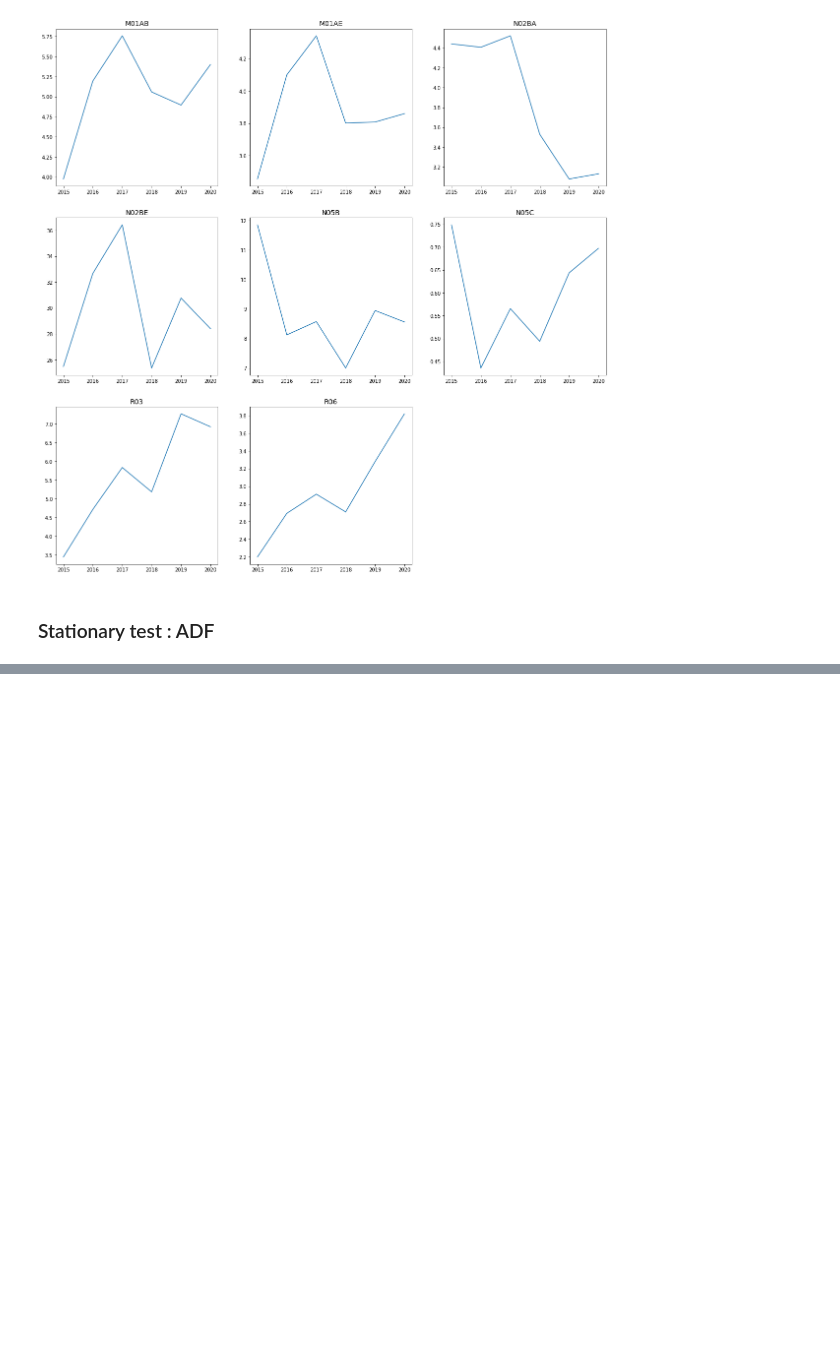
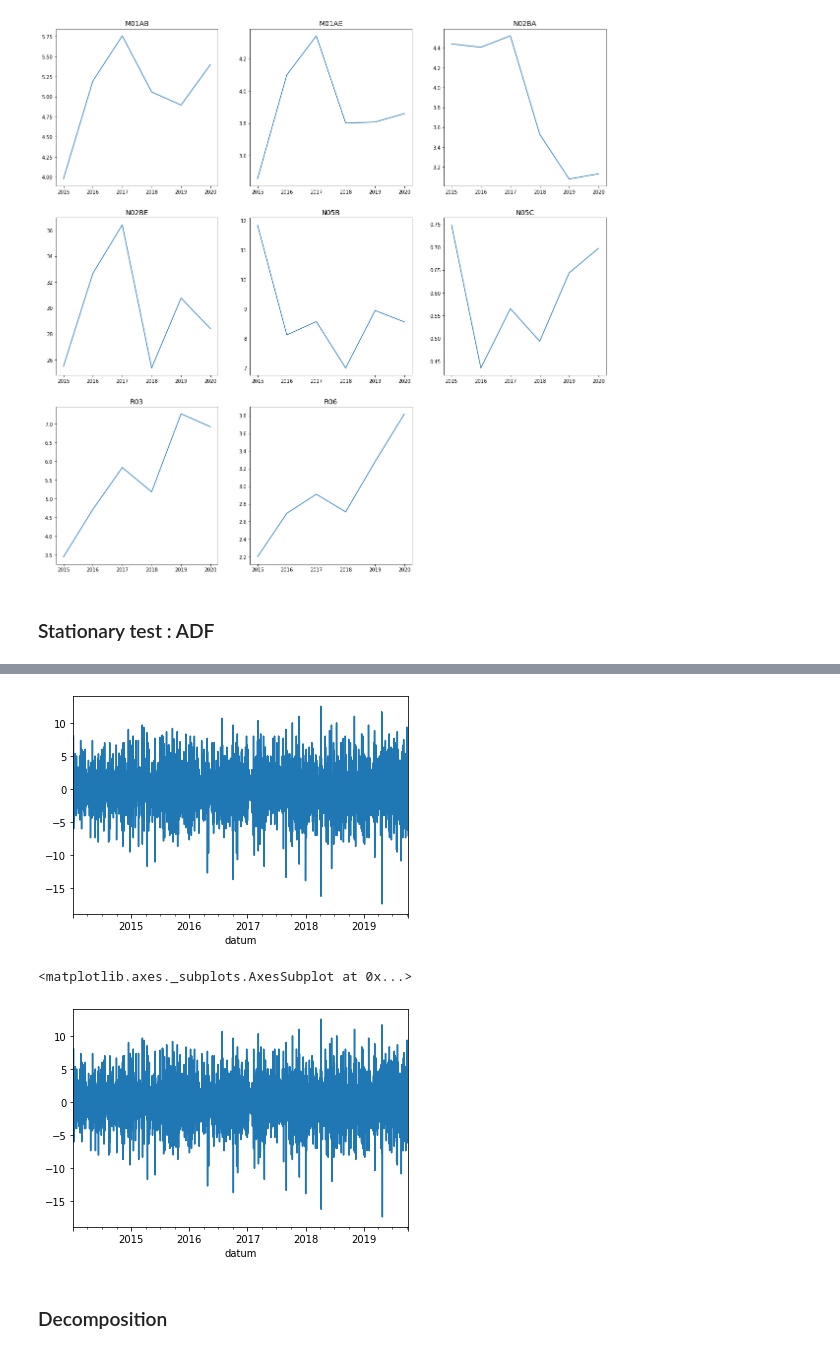
Before and after one commit to GantaChaitra/PharmaSalesAnalysis, a Jupyter notebook: TSA_DailySales.ipynb, the cells around one changed output, grey strips where cells are left out. Cells and saved outputs as stored; diff of their text form; code cells hidden in the pictures; blank space fills up the shorter version.

Commit message:
Daily sales with differencing, seasonal decomposition and rolling averages

```diff
--- a/TSA_DailySales.ipynb
+++ b/TSA_DailySales.ipynb
@@ -182,0 +297,3 @@ plot_graph(df_year,cols)
+# %%
+df['Lag-2'] = df['Lag-1'].shift(1)
+df.head()
@@ -182,0 +308,9 @@ plot_graph(df_year,cols)
+# %%
+df['Lag-1'].plot(); plt.show()
+df['Lag-2'].plot()
+# %% [output]
+[figure, added]
+<matplotlib.axes._subplots.AxesSubplot at 0x...>
+[figure, added]
+# %% [markdown]
+### Decomposition
```
Also changed, not shown: parts of 35 cells of this notebook.
